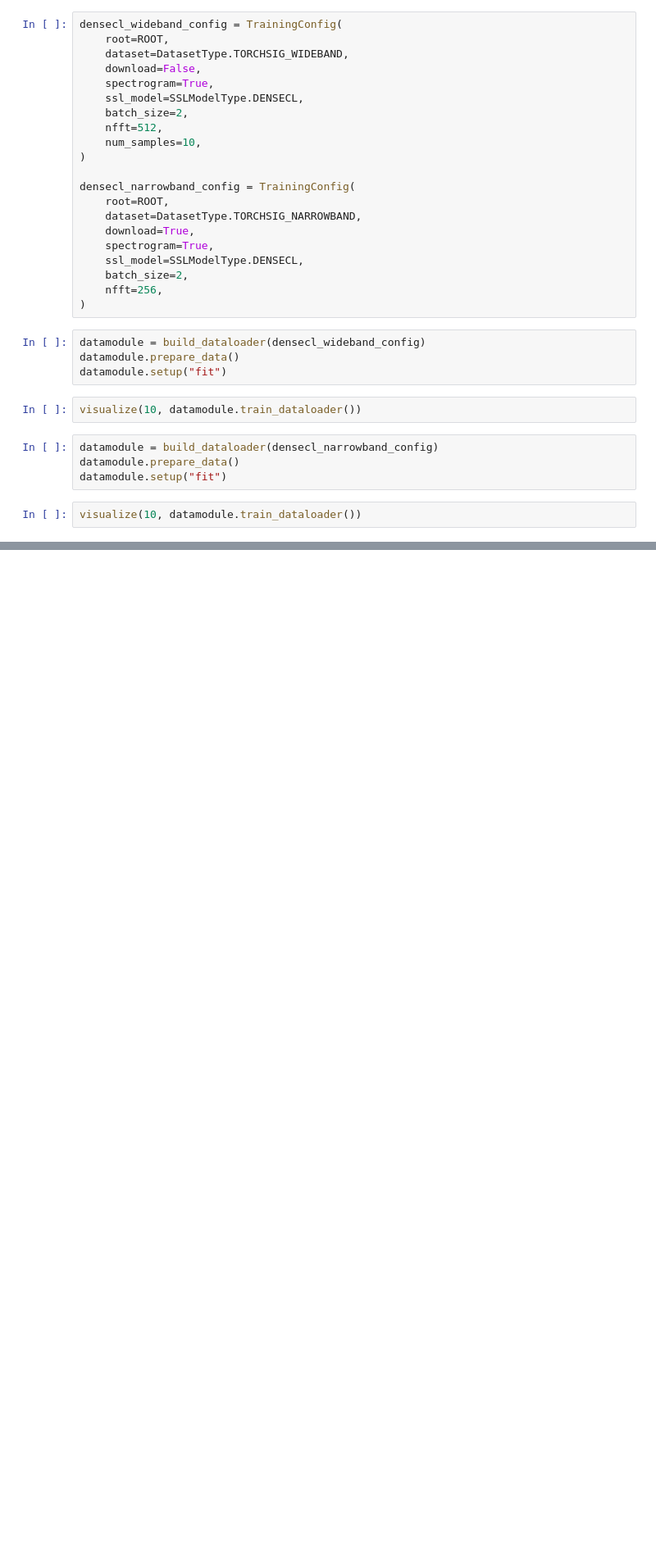
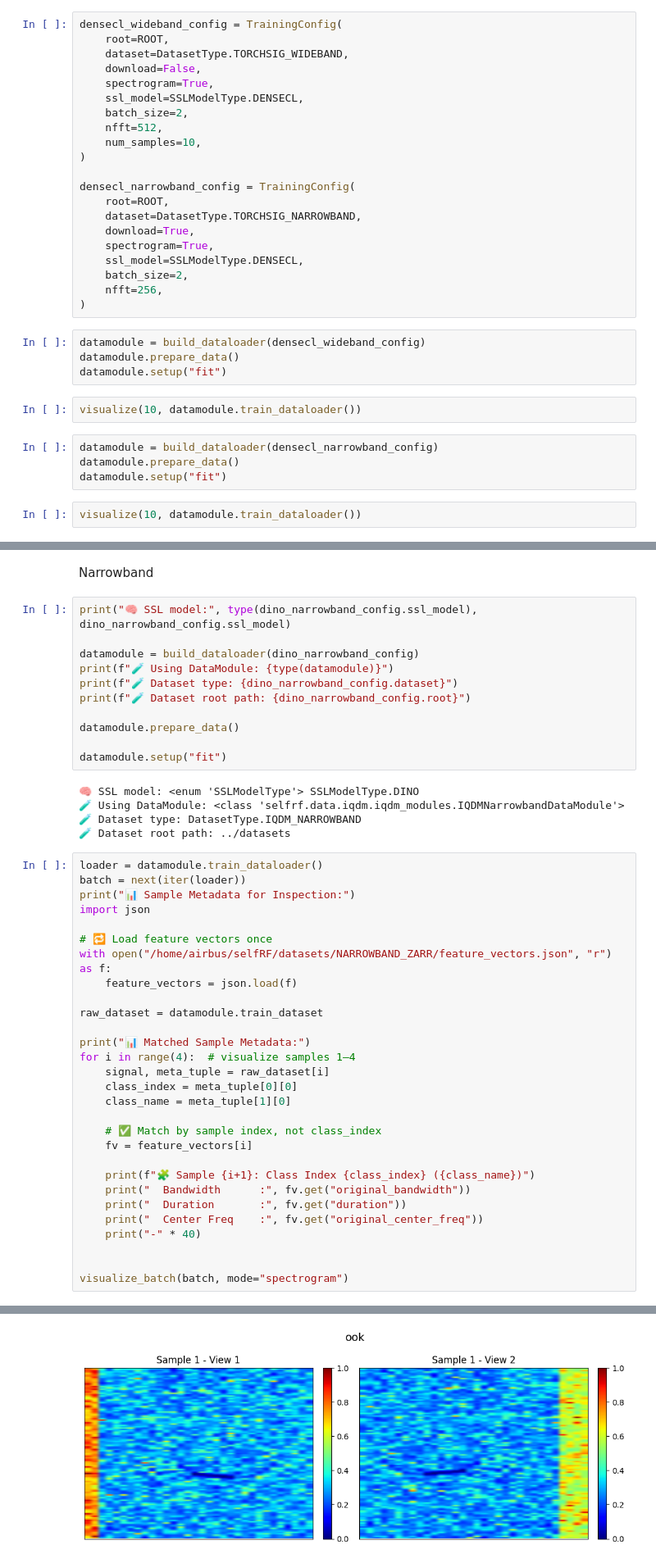
Before and after one commit to leabanovac224055/selfRF, a Jupyter notebook: notebooks/ssl_transforms.ipynb, the cells around one changed output, grey strips where cells are left out. Shown at 82% size. Saved outputs shown, nothing was run; the diff lists cells and outputs as text; blank space fills up the shorter version.

```diff
--- a/notebooks/ssl_transforms.ipynb
+++ b/notebooks/ssl_transforms.ipynb
@@ -118,0 +152,48 @@ visualize(10, datamodule.train_dataloader())
+# %% [markdown]
+Narrowband
+# %%
+print("🧠 SSL model:", type(dino_narrowband_config.ssl_model), dino_narrowband_config.ssl_model)
+
+datamodule = build_dataloader(dino_narrowband_config)
+print(f"🧪 Using DataModule: {type(datamodule)}")
+print(f"🧪 Dataset type: {dino_narrowband_config.dataset}")
+print(f"🧪 Dataset root path: {dino_narrowband_config.root}")
+
+datamodule.prepare_data()
+
+datamodule.setup("fit")
+# %% [output]
+🧠 SSL model: <enum 'SSLModelType'> SSLModelType.DINO
+🧪 Using DataModule: <class 'selfrf.data.iqdm.iqdm_modules.IQDMNarrowbandDataModule'>
+🧪 Dataset type: DatasetType.IQDM_NARROWBAND
+🧪 Dataset root path: ../datasets
+# %%
+loader = datamodule.train_dataloader()
+batch = next(iter(loader))
+print("📊 Sample Metadata for Inspection:")
+import json
+
+# 🔁 Load feature vectors once
+with open("/home/airbus/selfRF/datasets/NARROWBAND_ZARR/feature_vectors.json", "r") as f:
+    feature_vectors = json.load(f)
+
+raw_dataset = datamodule.train_dataset
+
+print("📊 Matched Sample Metadata:")
+for i in range(4):  # visualize samples 1–4
+    signal, meta_tuple = raw_dataset[i]
+    class_index = meta_tuple[0][0]
+    class_name = meta_tuple[1][0]
+
+    # ✅ Match by sample index, not class_index
+    fv = feature_vectors[i]
+
+    print(f"🧩 Sample {i+1}: Class Index {class_index} ({class_name})")
+    print("  Bandwidth      :", fv.get("original_bandwidth"))
+    print("  Duration       :", fv.get("duration"))
+    print("  Center Freq    :", fv.get("original_center_freq"))
+    print("-" * 40)
+
+
+visualize_batch(batch, mode="spectrogram")
+# %% [output]
@@ -118,0 +217 @@ visualize(10, datamodule.train_dataloader())
+[figure, added]
```
Also changed, not shown: parts of 7 cells of this notebook, 40 other files.
